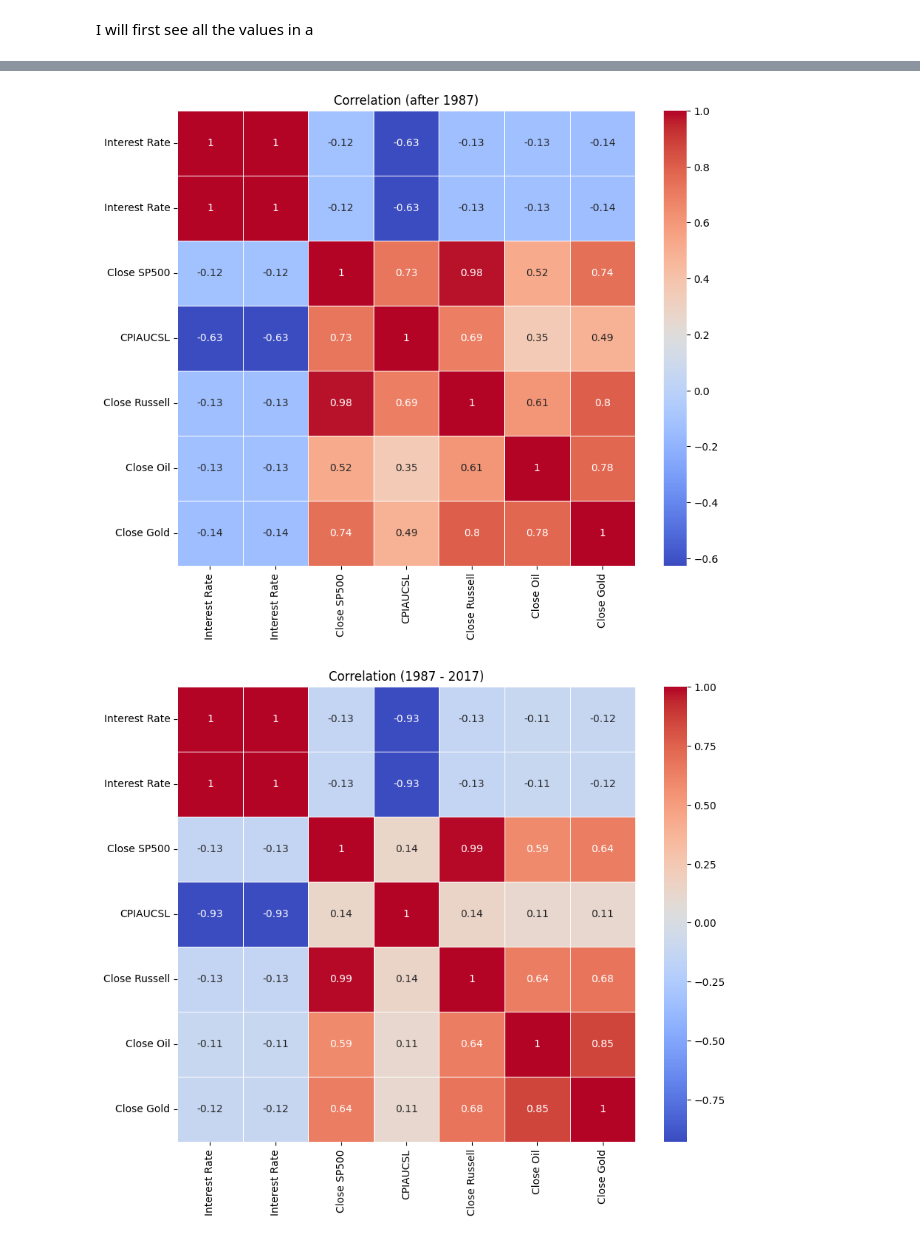
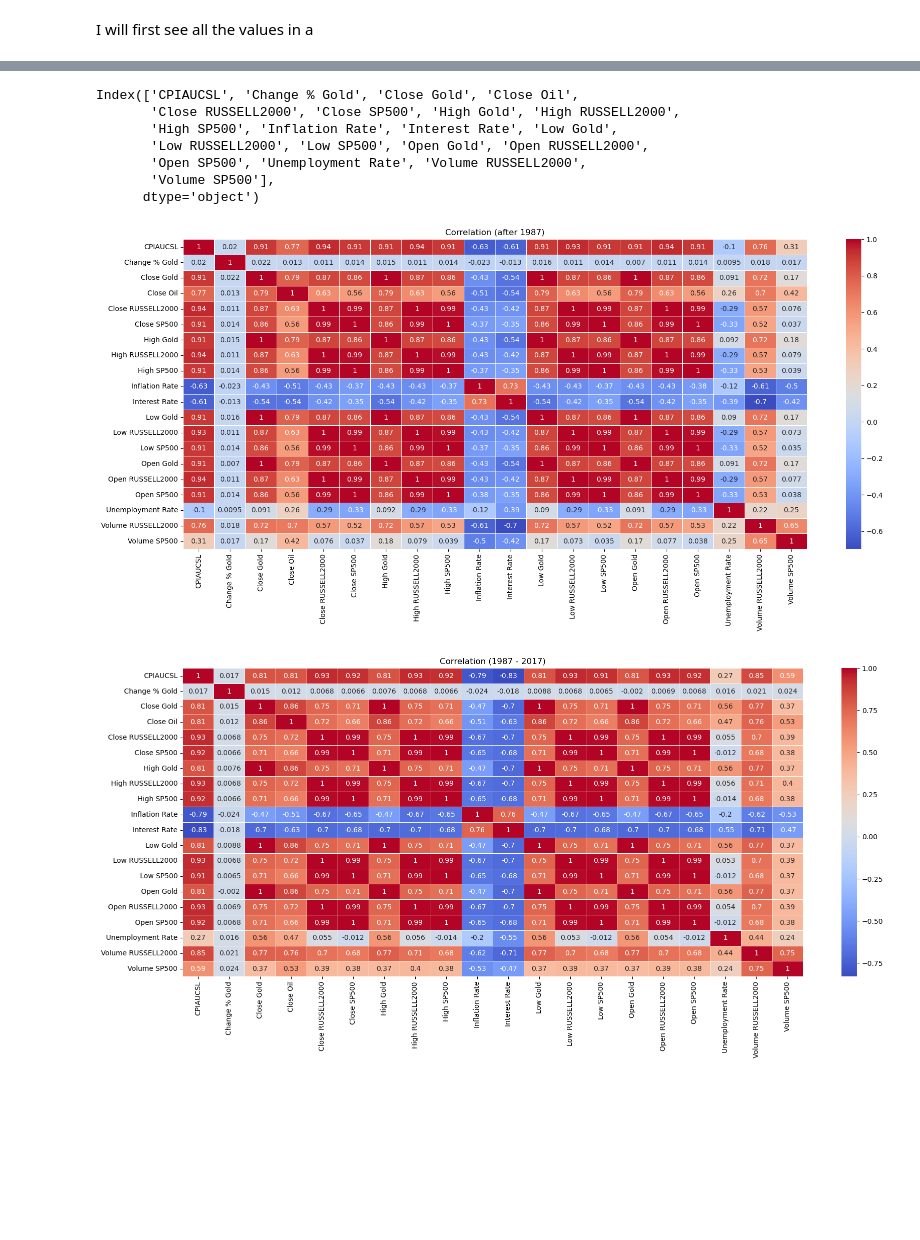
Before and after one commit to badranyoussef/bi-exam-project-stock, a Jupyter notebook: notebooks/ExamProject.ipynb, the cells around one changed output, grey strips where cells are left out. Drawn from its saved outputs; the diff is of its cells as text; code cells hidden in the pictures; blank space fills up the shorter version.

```diff
--- a/notebooks/ExamProject.ipynb
+++ b/notebooks/ExamProject.ipynb
@@ -336,3 +395,5 @@ df_filled['Date'] = df_combined['Date']
+# %%
+df_filled = fill_missing_values(df_combined, 'Date')
 # %%
 df_filled.info()
 # %% [output]
@@ -392,3 +454,5 @@ df_filtered_filled['Date'] = df_filtered['Date']
+# %%
+df_filtered_filled = fill_missing_values(df_filtered, 'Date')
 # %%
 df_filtered_filled
 # %% [output]
@@ -429,0 +474,4 @@ memory usage: 686.5 KB
+# %%
+df_filtered_after1987_filled = fill_missing_values(df_filtered_after1987, 'Date')
+
+df_filtered_after1987_filled.tail(20)
@@ -460,21 +539,32 @@ df_filtered_after1987_filled.plot.line(y=['Interest Rate', 'Inflation Rate', 'Cl
+# %%
+columns_corr = df_filtered_after1987_filled.columns.difference(['Date'])
+columns_corr
+# %% [output]
+Index(['CPIAUCSL', 'Change % Gold', 'Close Gold', 'Close Oil',
+       'Close RUSSELL2000', 'Close SP500', 'High Gold', 'High RUSSELL2000',
+       'High SP500', 'Inflation Rate', 'Interest Rate', 'Low Gold',
+       'Low RUSSELL2000', 'Low SP500', 'Open Gold', 'Open RUSSELL2000',
+       'Open SP500', 'Unemployment Rate', 'Volume RUSSELL2000',
+       'Volume SP500'],
+      dtype='object')
 # %%
-plt.figure(figsize=(10, 8))
-corrmatt_after_1987 = df_filtered_after1987_filled[['Interest Rate', 'Interest Rate', 'Close SP500', 'CPIAUCSL', 'Close Russell', 'Close Oil', 'Close Gold']].corr()
+plt.figure(figsize=(20, 8))
+corrmatt_after_1987 = df_filtered_after1987_filled[columns_corr].corr()
 sns.heatmap(corrmatt_after_1987, annot=True, cmap='coolwarm', linewidths=0.5)
 plt.title('Correlation (after 1987)')
 plt.show()
 
-plt.figure(figsize=(10, 8))
-corrmatt_after_1987_till_2017 = df_filtered_filled[['Interest Rate', 'Interest Rate', 'Close SP500', 'CPIAUCSL', 'Close Russell', 'Close Oil', 'Close Gold']].corr()
+plt.figure(figsize=(20, 8))
+corrmatt_after_1987_till_2017 = df_filtered_filled[columns_corr].corr()
 sns.heatmap(corrmatt_after_1987_till_2017, annot=True, cmap='coolwarm', linewidths=0.5)
 plt.title('Correlation (1987 - 2017)')
 plt.show()
 
-plt.figure(figsize=(10, 8))
-corrmatt_all_data = df_filled[['Interest Rate', 'Interest Rate', 'Close SP500', 'CPIAUCSL', 'Close Russell', 'Close Oil', 'Close Gold']].corr()
+plt.figure(figsize=(20, 8))
+corrmatt_all_data = df_filled[columns_corr].corr()
 sns.heatmap(corrmatt_all_data, annot=True, cmap='coolwarm', linewidths=0.5)
 plt.title('Correlation (all data)')
 plt.show()
 # %% [output]
-[figure, old version]
+[figure, new version]
-[figure, old version]
+[figure, new version]
```
Also changed, not shown: parts of 25 cells of this notebook, 9 other files.
